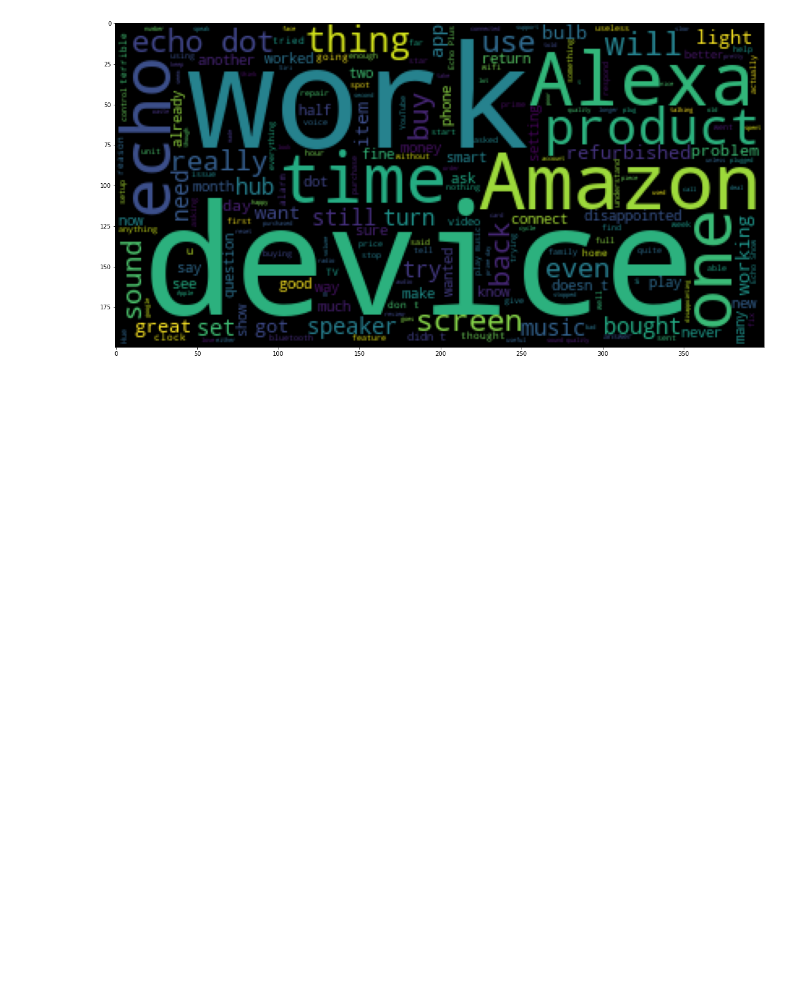
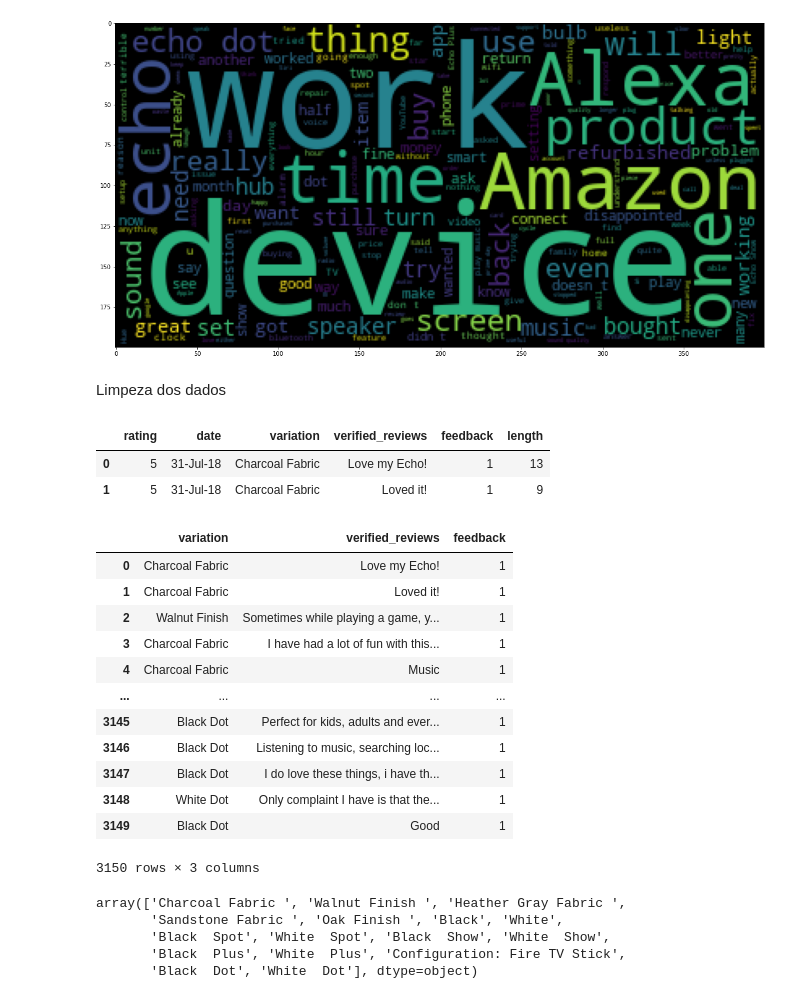
Before and after one commit to Rosivaldojesus/data_analysis, a Jupyter notebook: dp_relacoes-publicas/main.ipynb, the cells around one changed output. Saved outputs shown, nothing was run; the diff lists cells and outputs as text; code cells hidden in the pictures; blank space fills up the shorter version.

```diff
--- a/dp_relacoes-publicas/main.ipynb
+++ b/dp_relacoes-publicas/main.ipynb
@@ -212,3 +212,37 @@ plt.figure(figsize=(20,20))
 plt.imshow(WordCloud().generate(negative_sentences_as_one_string));
 # %% [output]
 [figure]
+# %% [markdown]
+Limpeza dos dados
+# %%
+reviews_df.head(2)
+# %% [output]
+|  | rating | date | variation | verified_reviews | feedback | length |
+| 0 | 5 | 31-Jul-18 | Charcoal Fabric | Love my Echo! | 1 | 13 |
+| 1 | 5 | 31-Jul-18 | Charcoal Fabric | Loved it! | 1 | 9 |
+# %%
+# Apgando alguns atributos
+reviews_df = reviews_df.drop(['date', 'rating', 'length'], axis = 1)
+reviews_df
+# %% [output]
+|  | variation | verified_reviews | feedback |
+| 0 | Charcoal Fabric | Love my Echo! | 1 |
+| 1 | Charcoal Fabric | Loved it! | 1 |
+| 2 | Walnut Finish | Sometimes while playing a game, y... | 1 |
+| 3 | Charcoal Fabric | I have had a lot of fun with this... | 1 |
+| 4 | Charcoal Fabric | Music | 1 |
+| ... | ... | ... | ... |
+| 3145 | Black Dot | Perfect for kids, adults and ever... | 1 |
+| 3146 | Black Dot | Listening to music, searching loc... | 1 |
+| 3147 | Black Dot | I do love these things, i have th... | 1 |
+| 3148 | White Dot | Only complaint I have is that the... | 1 |
+| 3149 | Black Dot | Good | 1 |
+3150 rows × 3 columns
+# %%
+reviews_df['variation'].unique()
+# %% [output]
+array(['Charcoal Fabric ', 'Walnut Finish ', 'Heather Gray Fabric ',
+       'Sandstone Fabric ', 'Oak Finish ', 'Black', 'White',
+       'Black  Spot', 'White  Spot', 'Black  Show', 'White  Show',
+       'Black  Plus', 'White  Plus', 'Configuration: Fire TV Stick',
+       'Black  Dot', 'White  Dot'], dtype=object)
```
Also changed, not shown: parts of 26 cells of this notebook.
